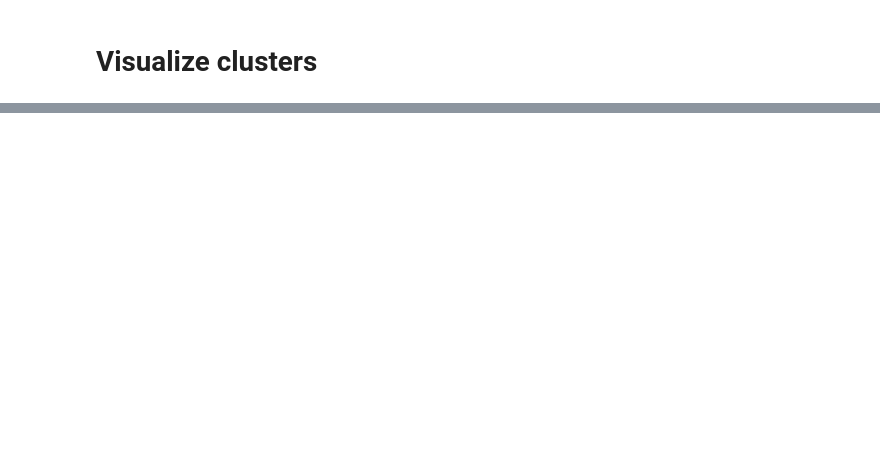
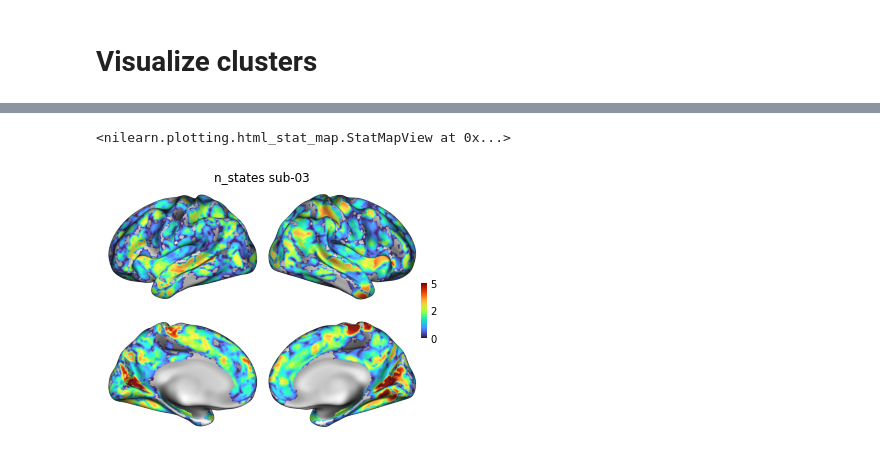
Before and after one commit to courtois-neuromod/cneuromod_embeddings, a Jupyter notebook: notebooks/models/sub-03_state-256_task-visumodel.ipynb, the cells around one changed output, grey strips where cells are left out. Cells and saved outputs as stored; diff of their text form; code cells hidden in the pictures; blank space fills up the shorter version.

```diff
--- a/notebooks/models/sub-03_state-256_task-visumodel.ipynb
+++ b/notebooks/models/sub-03_state-256_task-visumodel.ipynb
@@ -137,0 +196,41 @@ for num, parcel in enumerate(list_parcel):
+# %%
+import numpy as np
+plotting.view_img(
+        masker.inverse_transform(np.sum(components_clean, axis=0)),
+        display_mode="ortho",
+        threshold=0.1,
+        vmax=5,
+        colorbar=True,
+        draw_cross=False,
+        title=f"parcel {parcel}"
+    )
+# %% [output]
+<nilearn.plotting.html_stat_map.StatMapView at 0x...>
+# %%
+from neuromaps.datasets import fetch_fslr
+from surfplot.datasets import load_example_data
+
+surfaces = fetch_fslr()
+lh, rh = surfaces['inflated']
+sulc_lh, sulc_rh = surfaces['sulc']
+
+from neuromaps.transforms import mni152_to_fslr
+gii_lh, gii_rh = mni152_to_fslr(masker.inverse_transform(np.sum(components_clean, axis=0)))
+
+from nilearn.plotting.cm import _cmap_d as nilearn_cmaps
+from surfplot import Plot
+# cold_hot is a common diverging colormap for neuroimaging
+p = Plot(lh, rh)
+p.add_layer({'left': sulc_lh, 'right': sulc_rh}, cmap='binary_r', cbar=False)
+cmap = nilearn_cmaps['cold_hot']
+p.add_layer({'left': gii_lh, 'right': gii_rh}, cmap='turbo',
+            color_range=(0, 5))
+
+# make a nice vertical colorbar on the right side of the figure
+kws = dict(location='right', draw_border=False, aspect=10, shrink=.2,
+           decimals=0, pad=0)
+fig = p.build(cbar_kws=kws)
+fig.axes[0].set_title(f'n_states {subject}', pad=-3)
+fig.show()
+# %% [output]
+[figure, added]
```
Also changed, not shown: parts of 10 cells of this notebook, 5 other files.
